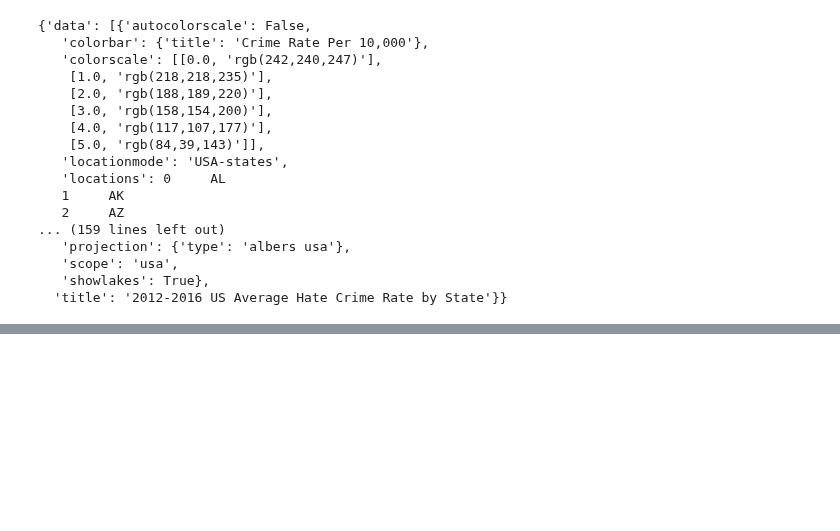
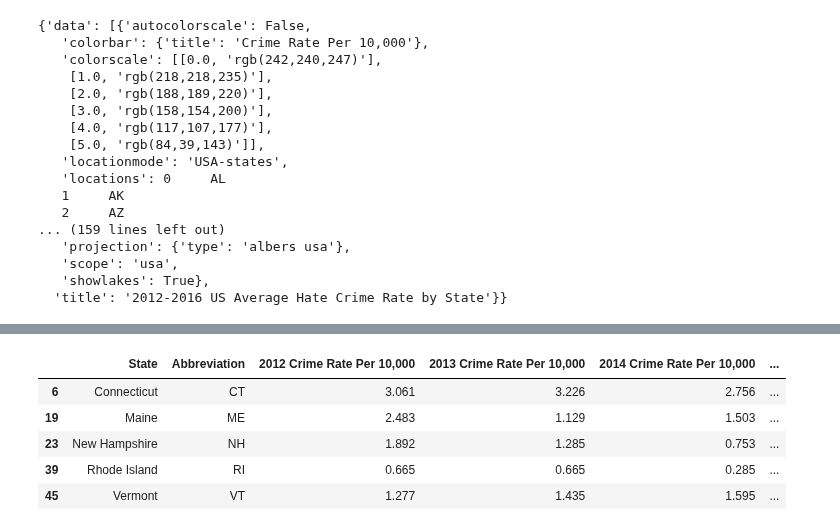
Before and after one commit to jmendiola84/Team_5, a Jupyter notebook: Hate_Crime_States_Dataframe.ipynb, the cells around one changed output, grey strips where cells are left out. Drawn from its saved outputs; the diff is of its cells as text; code cells hidden in the pictures; blank space fills up the shorter version.

```diff
--- a/Hate_Crime_States_Dataframe.ipynb
+++ b/Hate_Crime_States_Dataframe.ipynb
@@ -498,0 +537,9 @@ url = py.plot( fig, filename='avghatecrime2012-2016-cloropleth-map.html' )
+# %%
+neweng.head()
+# %% [output]
+|  | State | Abbreviation | 2012 Crime Rate Per 10,000 | 2013 Crime Rate Per 10,000 | 2014 Crime Rate Per 10,000 | ... |
+| 6 | Connecticut | CT | 3.061 | 3.226 | 2.756 | ... |
+| 19 | Maine | ME | 2.483 | 1.129 | 1.503 | ... |
+| 23 | New Hampshire | NH | 1.892 | 1.285 | 0.753 | ... |
+| 39 | Rhode Island | RI | 0.665 | 0.665 | 0.285 | ... |
+| 45 | Vermont | VT | 1.277 | 1.435 | 1.595 | ... |
```
Also changed, not shown: parts of 14 cells of this notebook, 2 other files.
